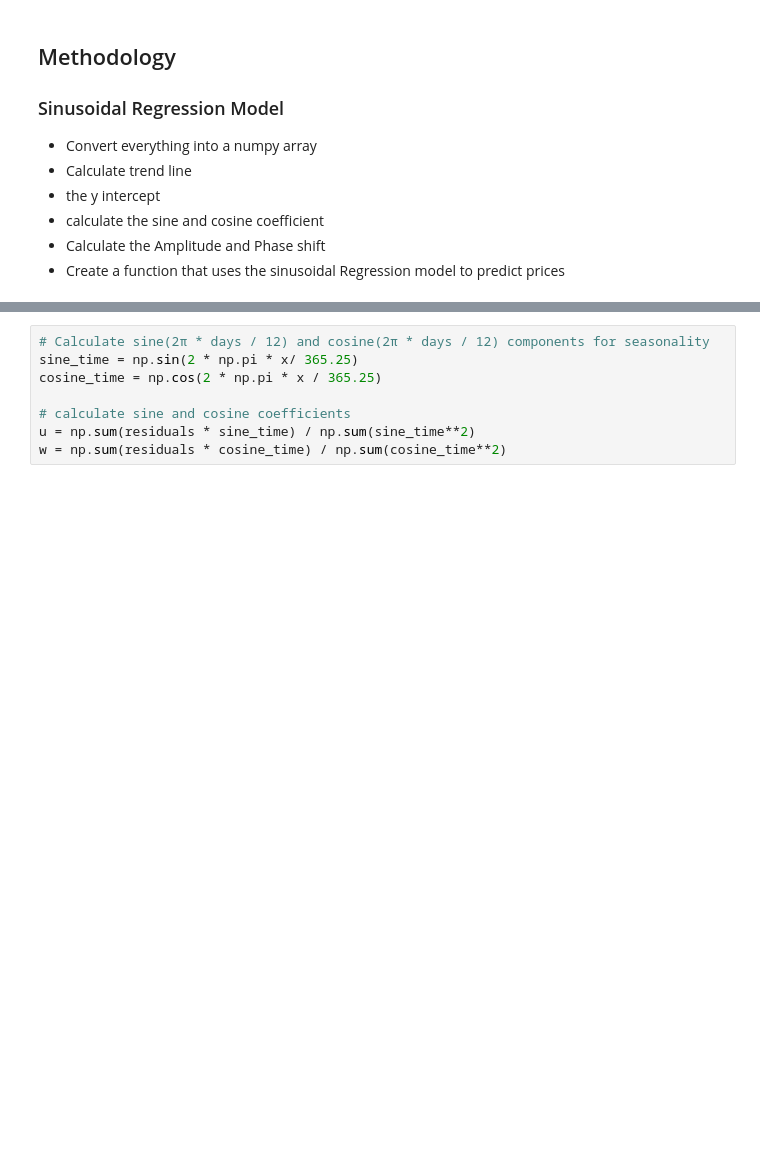
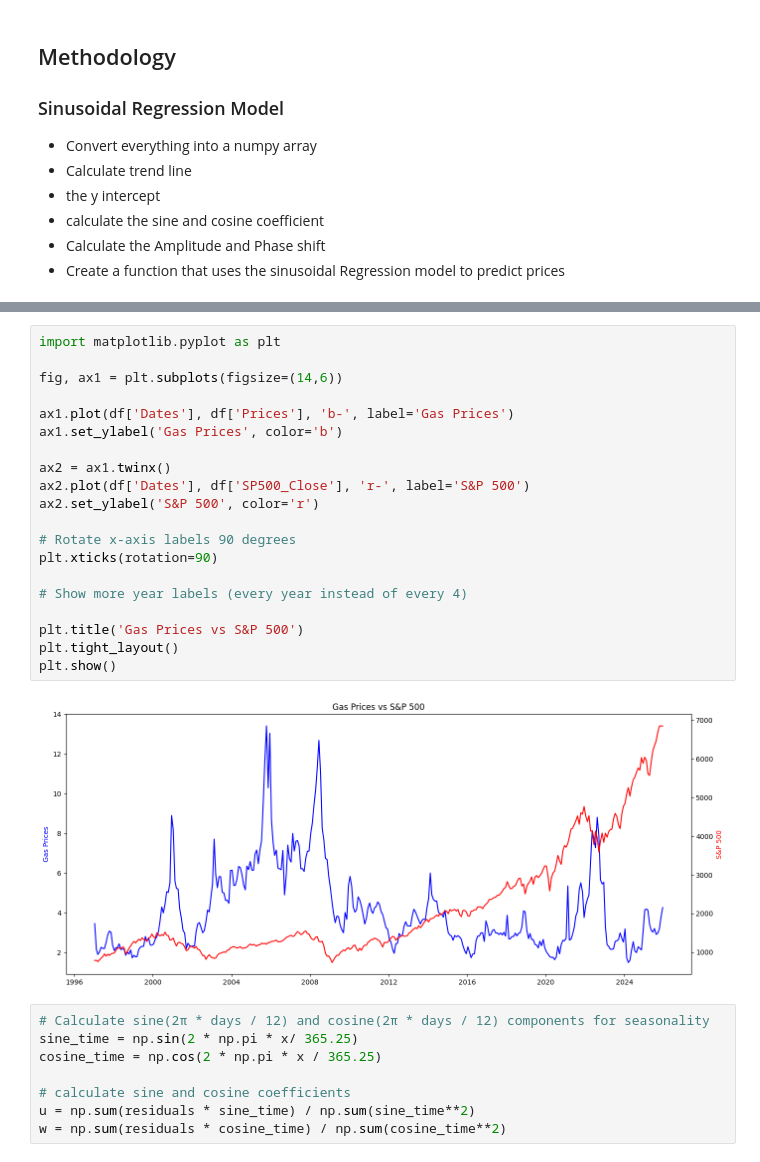
Before and after one commit to aye-ko/Natural_Gas_App, a Jupyter notebook: Natural_Gas_Prediction_Model.ipynb, the cells around one changed output, grey strips where cells are left out. Saved outputs shown, nothing was run; the diff lists cells and outputs as text; blank space fills up the shorter version.

```diff
--- a/Natural_Gas_Prediction_Model.ipynb
+++ b/Natural_Gas_Prediction_Model.ipynb
@@ -132,3 +249,25 @@ rmse = np.sqrt(np.mean(residuals**2))
+# %%
+import matplotlib.pyplot as plt
+
+fig, ax1 = plt.subplots(figsize=(14,6))
+
+ax1.plot(df['Dates'], df['Prices'], 'b-', label='Gas Prices')
+ax1.set_ylabel('Gas Prices', color='b')
+
+ax2 = ax1.twinx()
+ax2.plot(df['Dates'], df['SP500_Close'], 'r-', label='S&P 500')
+ax2.set_ylabel('S&P 500', color='r')
+
+# Rotate x-axis labels 90 degrees
+plt.xticks(rotation=90)
+
+# Show more year labels (every year instead of every 4)
+
+plt.title('Gas Prices vs S&P 500')
+plt.tight_layout()
+plt.show()
+# %% [output]
+[figure, added]
 # %%
 # Calculate sine(2π * days / 12) and cosine(2π * days / 12) components for seasonality
 sine_time = np.sin(2 * np.pi * x/ 365.25)
```
Also changed, not shown: parts of 22 cells of this notebook.
